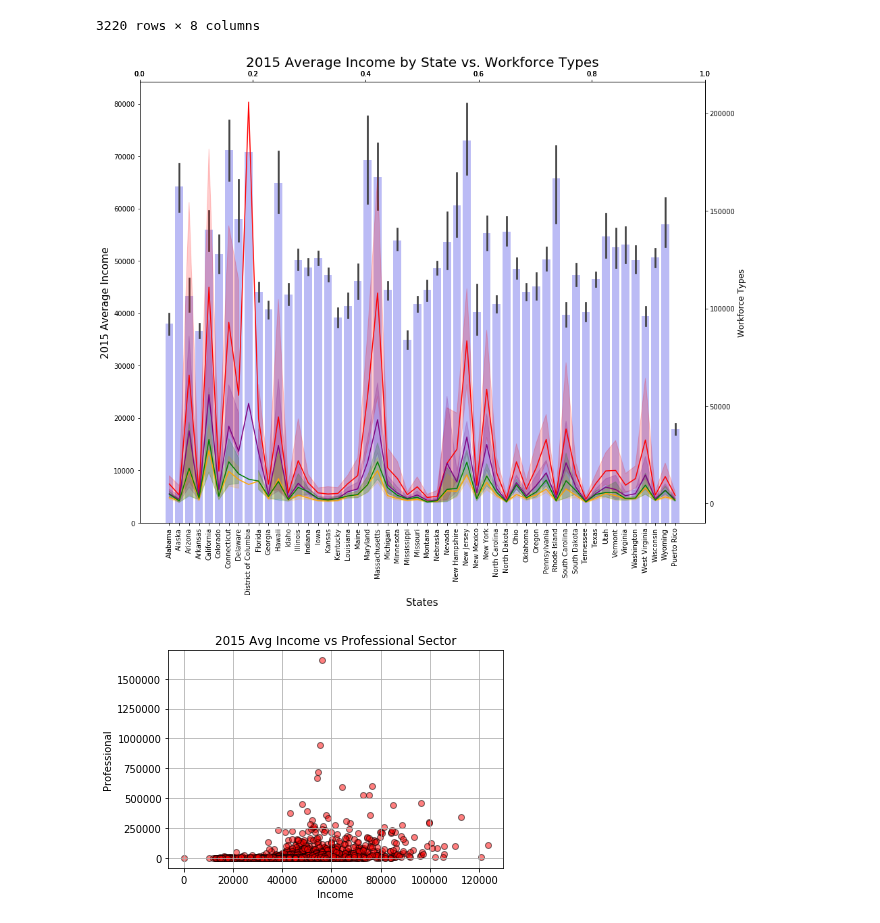
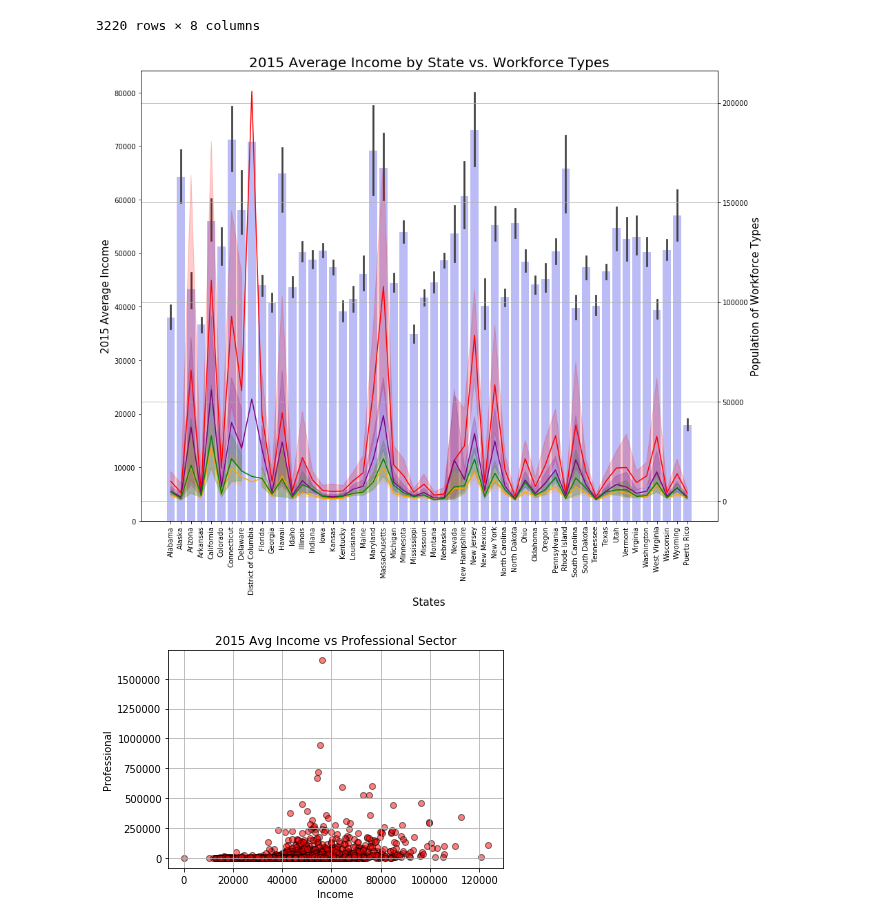
Before and after one commit to charlim26/censusproject, a Jupyter notebook: 2015_state_data_results.ipynb, the cells around one changed output. Saved outputs shown, nothing was run; the diff lists cells and outputs as text; code cells hidden in the pictures.

Commit message:
Udpating Final Graphs

```diff
--- a/2015_state_data_results.ipynb
+++ b/2015_state_data_results.ipynb
@@ -125,36 +125,35 @@ sectors
 # %%
 # Combo chart
 fig, ax = plt.subplots(figsize=(15,12))
 data = sectors
 
 ax.set_title('2015 Average Income by State vs. Workforce Types', fontsize=20)
 ax = sns.barplot(x='State', y='Income', data = data, color='blue', alpha=.3)
 
 ax2 = ax.twinx()
 color1 = 'red'
 sns.lineplot(x='State', y='Professional', data = data, ax=ax2, color=color1,alpha=1.0)
 
-ax3 = ax.twiny()
 color2 = 'purple'
 sns.lineplot(x='State', y='Service', data = data, ax=ax2, color=color2,alpha=1.0)
 
-ax4 = ax.twiny()
 color3 = 'orange'
 sns.lineplot(x='State', y='Construction', data = data, ax=ax2, color=color3,alpha=1.0)
 
-ax5 = ax.twiny()
 color4 = 'green'
 sns.lineplot(x='State', y='Production', data = data, ax=ax2, color=color4,alpha=1.0)
 
 ax.set_xlabel('States', fontsize=15)
 ax.set_ylabel('2015 Average Income', fontsize=15)
 ax.set_xticklabels(ax.get_xticklabels(), rotation=90)
 
-ax2.set_ylabel('Workforce Types', fontsize=12)
+ax2.set_ylabel('Population of Workforce Types', fontsize=15)
+
+plt.grid()
 plt.savefig("png_folder/2015 Average Income by State vs. Workforce Types.png")
 plt.show()
 # %% [output]
-[figure, old version]
+[figure, new version]
 # %%
 plt.scatter(census_state_results["Income"],census_state_results["Professional"], marker="o", facecolors="red", edgecolors="black",alpha=0.5)
 plt.xlabel("Income")
```
Also changed, not shown: 6 other files.
